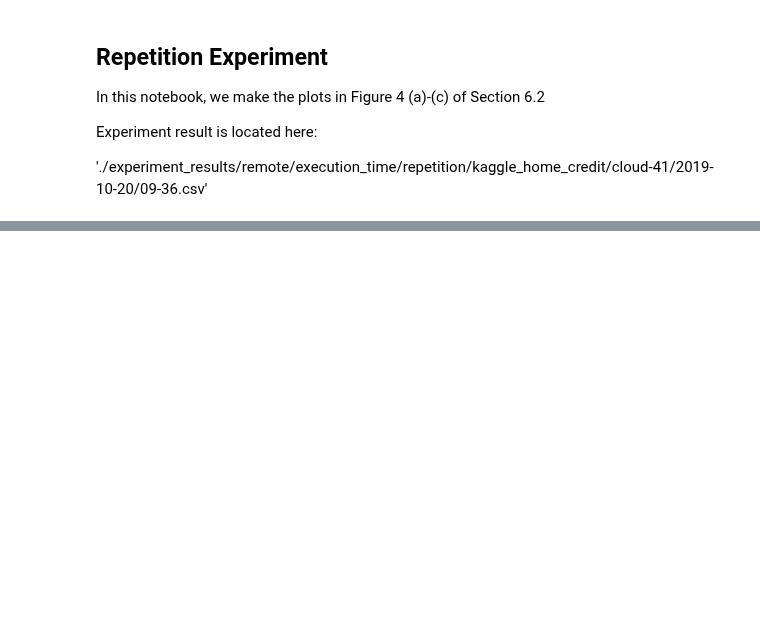
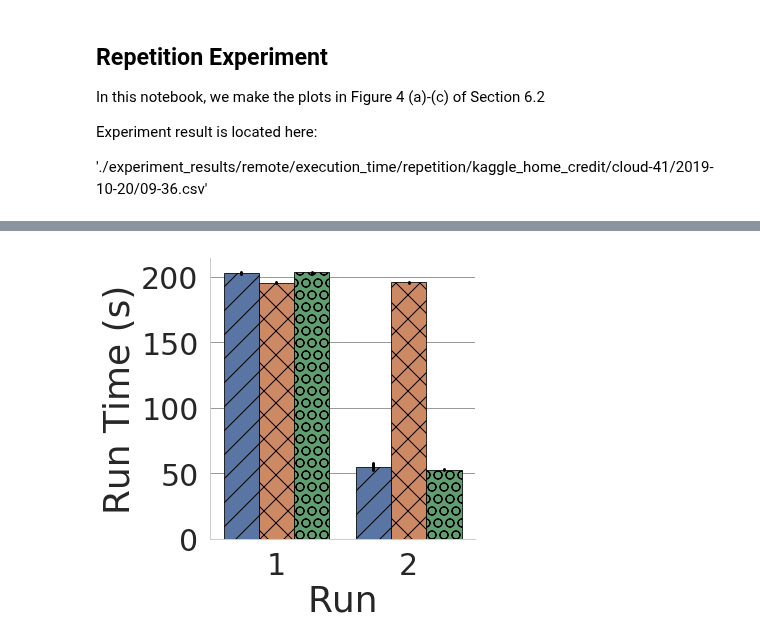
Before and after one commit to dbehrouz/ml-workload-optimization, a Jupyter notebook: code/collaborative-optimizer/paper/experiments/execution_time/repetition/plots.ipynb, the cells around one changed output, grey strips where cells are left out. Cells and saved outputs as stored; diff of their text form; code cells hidden in the pictures; blank space fills up the shorter version.

```diff
--- a/code/collaborative-optimizer/paper/experiments/execution_time/repetition/plots.ipynb
+++ b/code/collaborative-optimizer/paper/experiments/execution_time/repetition/plots.ipynb
@@ -133,4 +231,12 @@ def plot_run_time(df, loc=None):
     if loc is not None:
         cat.savefig(loc, bbox_inches='tight')
+# %%
+df = execution_times[execution_times['workload'] == 'start_here_a_gentle_introduction']
+path = output_directory+'/start_here_a_gentle_introduction.pdf'
+create_folder(path=path)
+#plot_run_time(df, path)
+plot_run_one_by_one_time(df, path)
+# %% [output]
+[figure, added]
 # %%
 df = execution_times[execution_times['workload'] == 'introduction_to_manual_feature_engineering']
```
Also changed, not shown: parts of 11 cells of this notebook, 4 other files.
